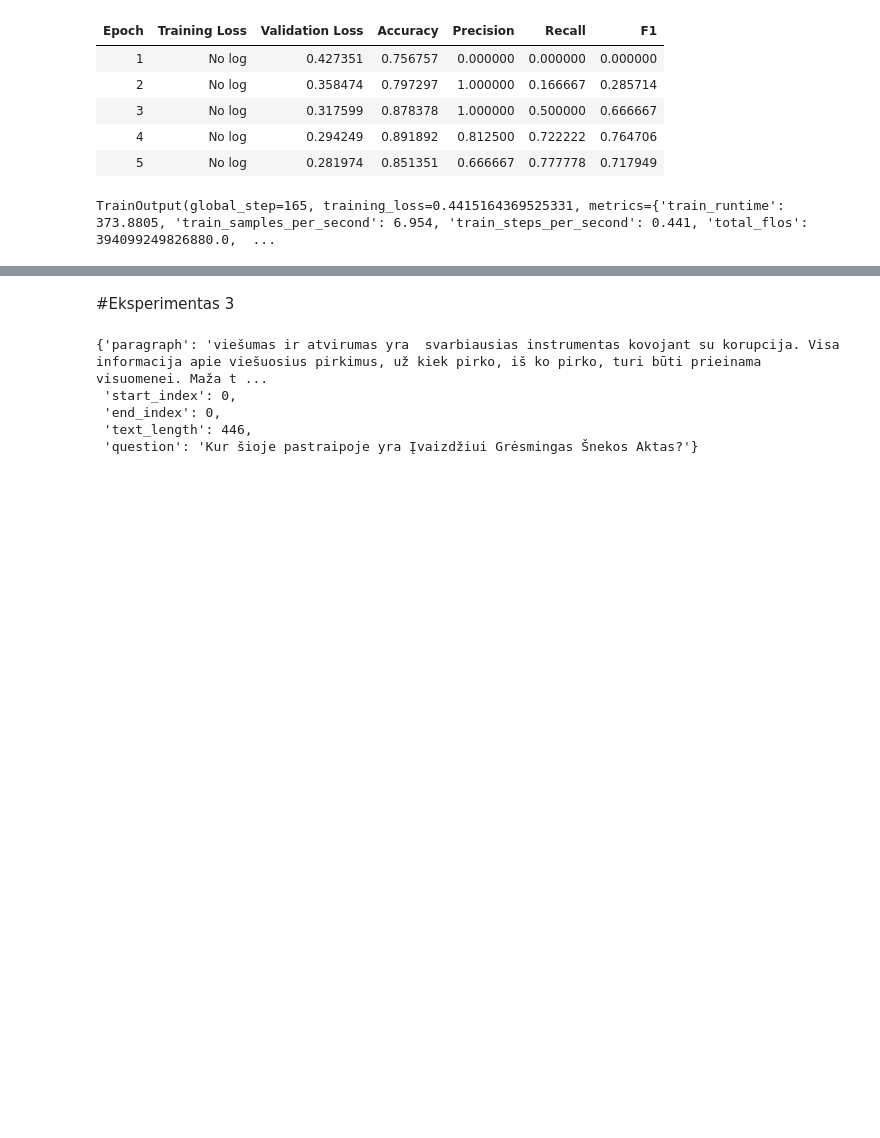
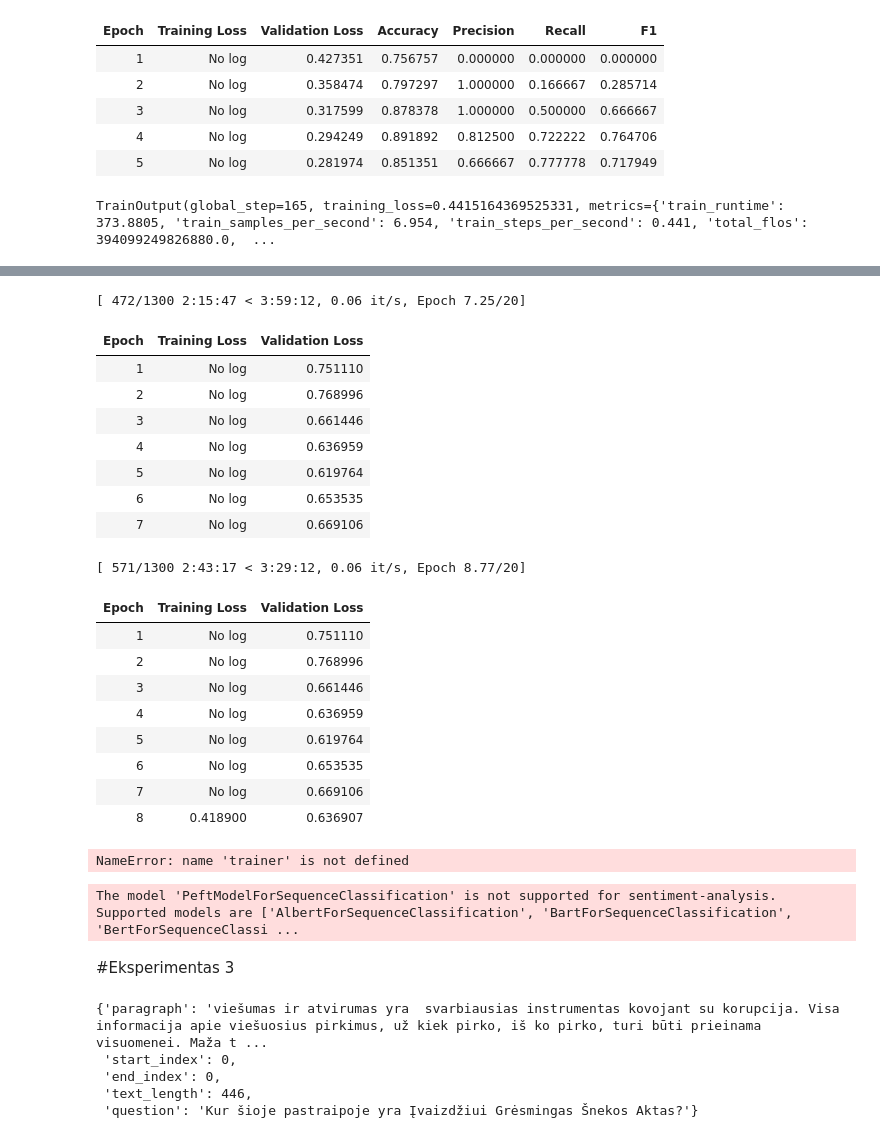
Before and after one commit to Deminalla/LLM, a Jupyter notebook: fta.ipynb, the cells around one changed output, grey strips where cells are left out. Drawn from its saved outputs; the diff is of its cells as text; code cells hidden in the pictures; blank space fills up the shorter version.

```diff
--- a/fta.ipynb
+++ b/fta.ipynb
@@ -348,0 +435,46 @@ label 0
+# %%
+lora_config = LoraConfig(
+    r = 16,
+    lora_alpha = 8,
+    target_modules = ['q_proj', 'k_proj', 'v_proj', 'o_proj'],
+    lora_dropout = 0.05,
+    bias = 'none',
+    task_type = 'SEQ_CLS'
+)
+model = prepare_model_for_kbit_training(model)
+model = get_peft_model(model, lora_config)
+# %%
+model.config.pad_token_id = tokenizer.pad_token_id
+model.config.use_cache = False
+model.config.pretraining_tp = 1
+# %%
+training_args = TrainingArguments(
+    output_dir = 'model_2_llama',
+    learning_rate = 1e-5,
+    per_device_train_batch_size = 8,
+    per_device_eval_batch_size = 8,
+    num_train_epochs = 20,
+    weight_decay = 0.01,
+    evaluation_strategy = 'epoch',
+    save_strategy = 'epoch',
+    load_best_model_at_end = True,
+    # logging_strategy="epoch",
+    report_to=None
+)
+# %%
+trainer = SFTTrainer(
+    model=model,
+    train_dataset=tokenized_train_data2,
+    eval_dataset=tokenized_val_data2,
+    peft_config=lora_config, # peft_config
+    # max_seq_length=512,
+    dataset_text_field="paragraph",
+    tokenizer=tokenizer,
+    args=training_args, # training_args
+    data_collator=data_collator,
+    # compute_metrics=compute_metrics,
+    packing = False,
+)
+# %%
+trainer.train()
+# %% [output]
@@ -349,3 +482,33 @@ label 0
+[ 472/1300 2:15:47 < 3:59:12, 0.06 it/s, Epoch 7.25/20]
+| Epoch | Training Loss | Validation Loss |
+| 1 | No log | 0.751110 |
+| 2 | No log | 0.768996 |
+| 3 | No log | 0.661446 |
+| 4 | No log | 0.636959 |
+| 5 | No log | 0.619764 |
+| 6 | No log | 0.653535 |
+| 7 | No log | 0.669106 |
+[ 571/1300 2:43:17 < 3:29:12, 0.06 it/s, Epoch 8.77/20]
+| Epoch | Training Loss | Validation Loss |
+| 1 | No log | 0.751110 |
+| 2 | No log | 0.768996 |
+| 3 | No log | 0.661446 |
+| 4 | No log | 0.636959 |
+| 5 | No log | 0.619764 |
+| 6 | No log | 0.653535 |
+| 7 | No log | 0.669106 |
+| 8 | 0.418900 | 0.636907 |
+# %%
+trainer.save_model("model_2_llama")
+# %% [output]
+NameError: name 'trainer' is not defined
+# %%
+from transformers import pipeline
+adapter_path = "./model_2_llama"
+model_with_adapter = PeftModel.from_pretrained(model, adapter_path)
+classifier = pipeline("sentiment-analysis", model=model_with_adapter, tokenizer=tokenizer)
+# %% [output]
+The model 'PeftModelForSequenceClassification' is not supported for sentiment-analysis. Supported models are ['AlbertForSequenceClassification', 'BartForSequenceClassification', 'BertForSequenceClassi ...
 # %% [markdown]
 #Eksperimentas 3
 # %%
```
Also changed, not shown: parts of 68 cells of this notebook.
